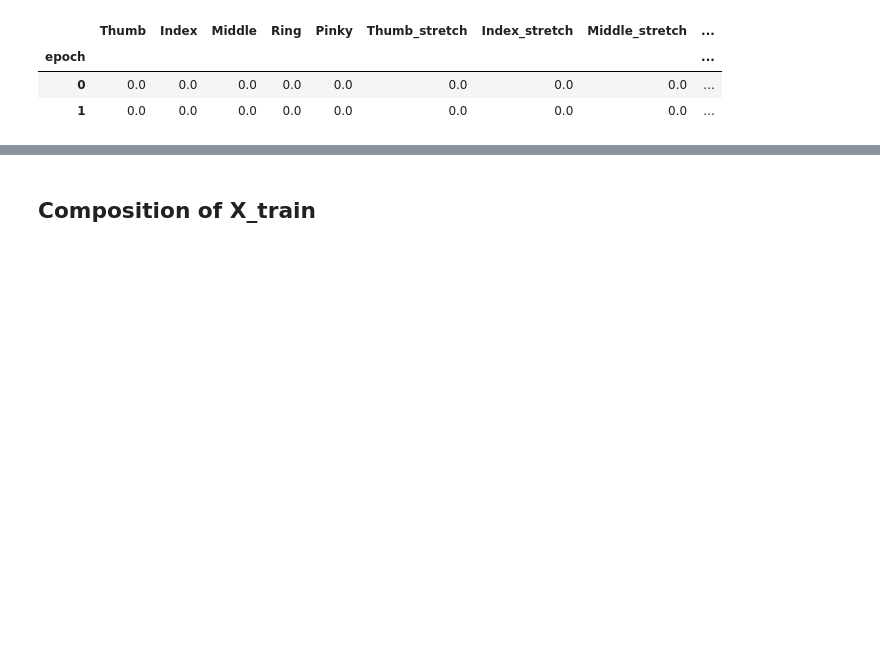
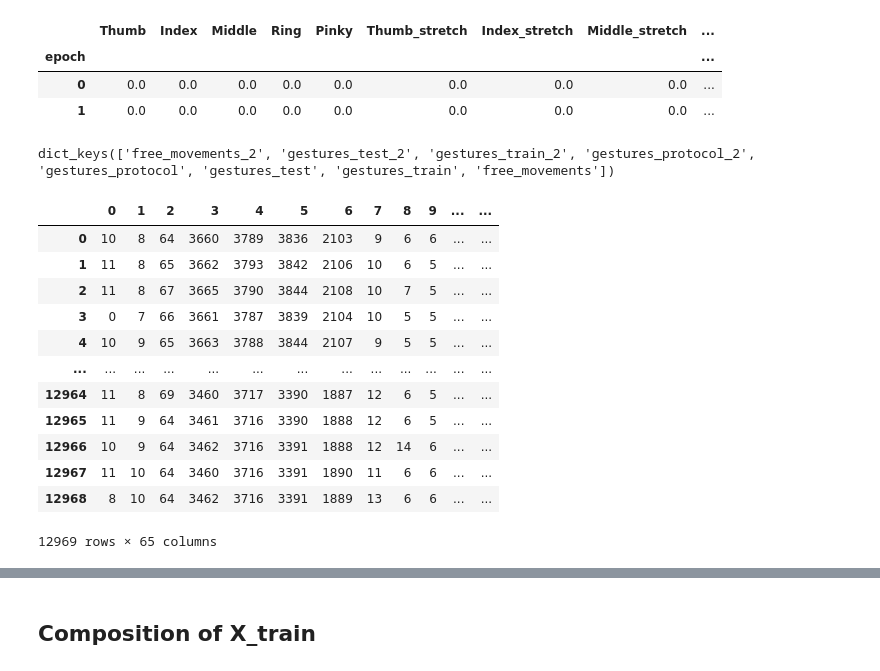
Before and after one commit to Internship-moto/Gestures_3, a Jupyter notebook: notebooks/Gestures_2.ipynb, the cells around one changed output, grey strips where cells are left out. Cells and saved outputs as stored; diff of their text form; code cells hidden in the pictures; blank space fills up the shorter version.

```diff
--- a/notebooks/Gestures_2.ipynb
+++ b/notebooks/Gestures_2.ipynb
@@ -322,3 +322,23 @@ gestures_protocol.head(2)
 | epoch |  |  |  |  |  |  |  |  | ... |
 | 0 | 0.0 | 0.0 | 0.0 | 0.0 | 0.0 | 0.0 | 0.0 | 0.0 | ... |
 | 1 | 0.0 | 0.0 | 0.0 | 0.0 | 0.0 | 0.0 | 0.0 | 0.0 | ... |
+# %%
+mounts.keys()
+# %% [output]
+dict_keys(['free_movements_2', 'gestures_test_2', 'gestures_train_2', 'gestures_protocol_2', 'gestures_protocol', 'gestures_test', 'gestures_train', 'free_movements'])
+# %%
+mounts['free_movements_2']
+# %% [output]
+|  | 0 | 1 | 2 | 3 | 4 | 5 | 6 | 7 | 8 | 9 | ... | ... |
+| 0 | 10 | 8 | 64 | 3660 | 3789 | 3836 | 2103 | 9 | 6 | 6 | ... | ... |
+| 1 | 11 | 8 | 65 | 3662 | 3793 | 3842 | 2106 | 10 | 6 | 5 | ... | ... |
+| 2 | 11 | 8 | 67 | 3665 | 3790 | 3844 | 2108 | 10 | 7 | 5 | ... | ... |
+| 3 | 0 | 7 | 66 | 3661 | 3787 | 3839 | 2104 | 10 | 5 | 5 | ... | ... |
+| 4 | 10 | 9 | 65 | 3663 | 3788 | 3844 | 2107 | 9 | 5 | 5 | ... | ... |
+| ... | ... | ... | ... | ... | ... | ... | ... | ... | ... | ... | ... | ... |
+| 12964 | 11 | 8 | 69 | 3460 | 3717 | 3390 | 1887 | 12 | 6 | 5 | ... | ... |
+| 12965 | 11 | 9 | 64 | 3461 | 3716 | 3390 | 1888 | 12 | 6 | 5 | ... | ... |
+| 12966 | 10 | 9 | 64 | 3462 | 3716 | 3391 | 1888 | 12 | 14 | 6 | ... | ... |
+| 12967 | 11 | 10 | 64 | 3460 | 3716 | 3391 | 1890 | 11 | 6 | 6 | ... | ... |
+| 12968 | 8 | 10 | 64 | 3462 | 3716 | 3391 | 1889 | 13 | 6 | 6 | ... | ... |
+12969 rows × 65 columns
```
Also changed, not shown: parts of 7 cells of this notebook.
